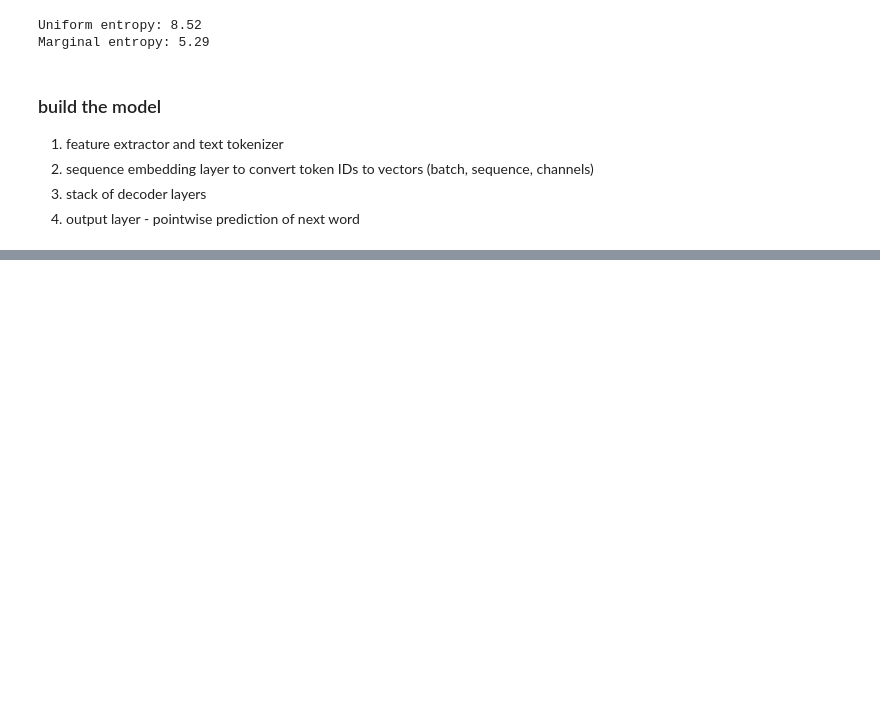
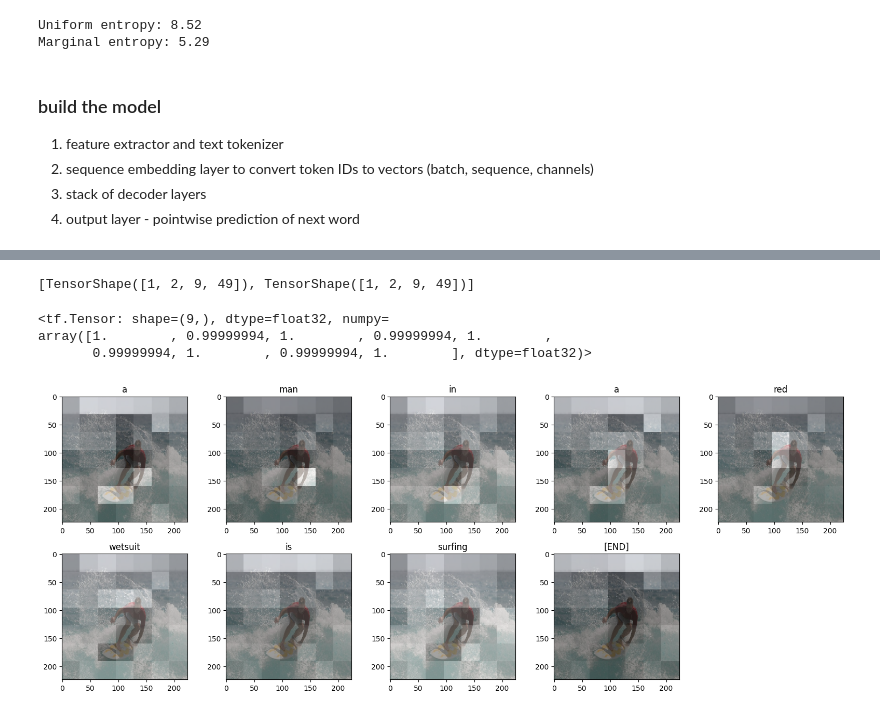
Before and after one commit to JPD-Research/translationWork, a Jupyter notebook: image-captioning.ipynb, the cells around one changed output, grey strips where cells are left out. Drawn from its saved outputs; the diff is of its cells as text; code cells hidden in the pictures; blank space fills up the shorter version.

```diff
--- a/image-captioning.ipynb
+++ b/image-captioning.ipynb
@@ -647,0 +831,39 @@ class Captioner(tf.keras.Model):
+# %%
+attn_maps = [layer.last_attention_scores for layer in model.decoder_layers]
+[map.shape for map in attn_maps]
+# %% [output]
+[TensorShape([1, 2, 9, 49]), TensorShape([1, 2, 9, 49])]
+# %%
+attention_maps = tf.concat(attn_maps, axis=0)
+attention_maps = einops.reduce(
+    attention_maps,
+    'batch heads sequence (height width) -> sequence height width',
+    height=7, width=7,
+    reduction='mean')
+# %%
+einops.reduce(attention_maps, 'sequence height width -> sequence', reduction='sum')
+# %% [output]
+<tf.Tensor: shape=(9,), dtype=float32, numpy=
+array([1.        , 0.99999994, 1.        , 0.99999994, 1.        ,
+       0.99999994, 1.        , 0.99999994, 1.        ], dtype=float32)>
+# %%
+def plot_attention_maps(image, str_tokens, attention_map):
+    fig = plt.figure(figsize=(16, 9))
+
+    len_result = len(str_tokens)
+
+    titles = []
+    for i in range(len_result):
+      map = attention_map[i]
+      grid_size = max(int(np.ceil(len_result/2)), 2)
+      ax = fig.add_subplot(3, grid_size, i+1)
+      titles.append(ax.set_title(str_tokens[i]))
+      img = ax.imshow(image)
+      ax.imshow(map, cmap='gray', alpha=0.6, extent=img.get_extent(),
+                clim=[0.0, np.max(map)])
+
+    plt.tight_layout()
+# %%
+plot_attention_maps(image/255, str_tokens, attention_maps)
+# %% [output]
+[figure, added]
```
Also changed, not shown: parts of 21 cells of this notebook, 1 other file.
